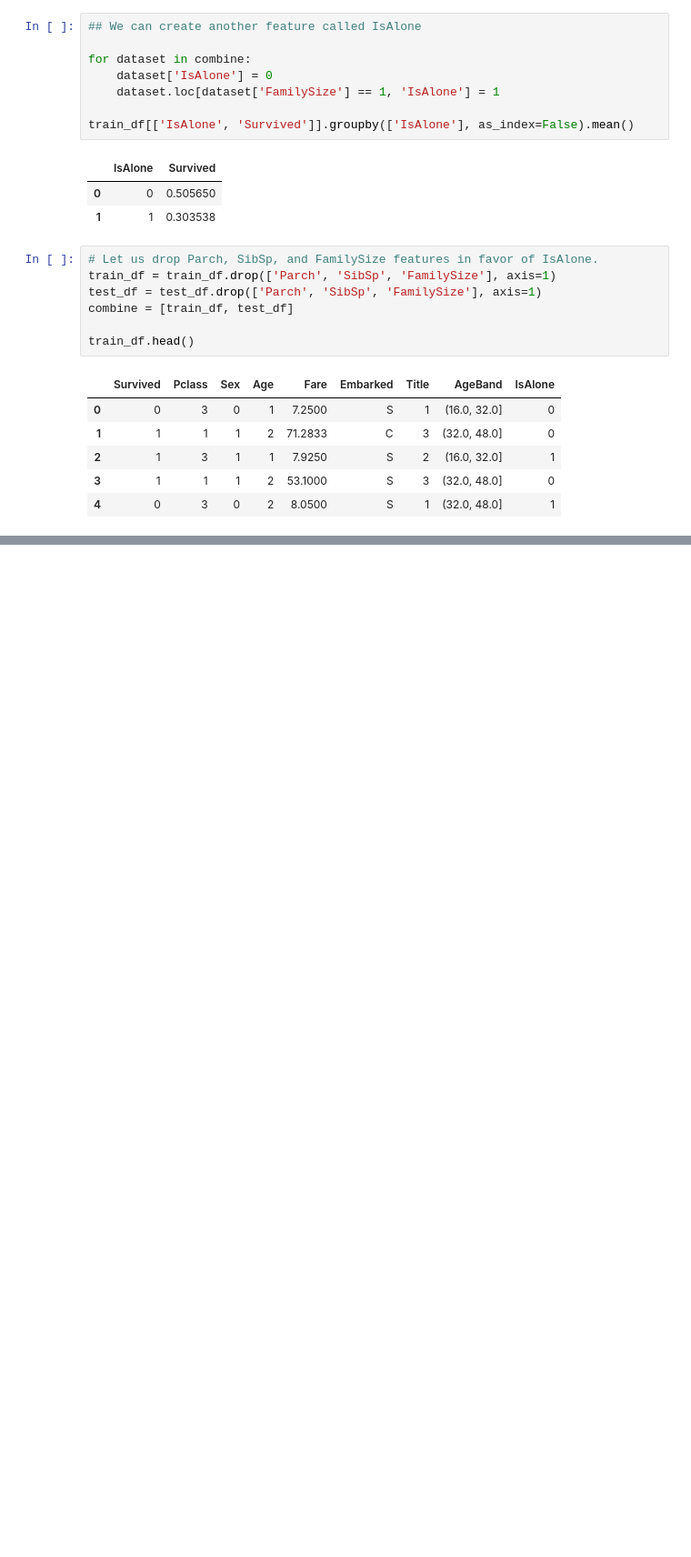
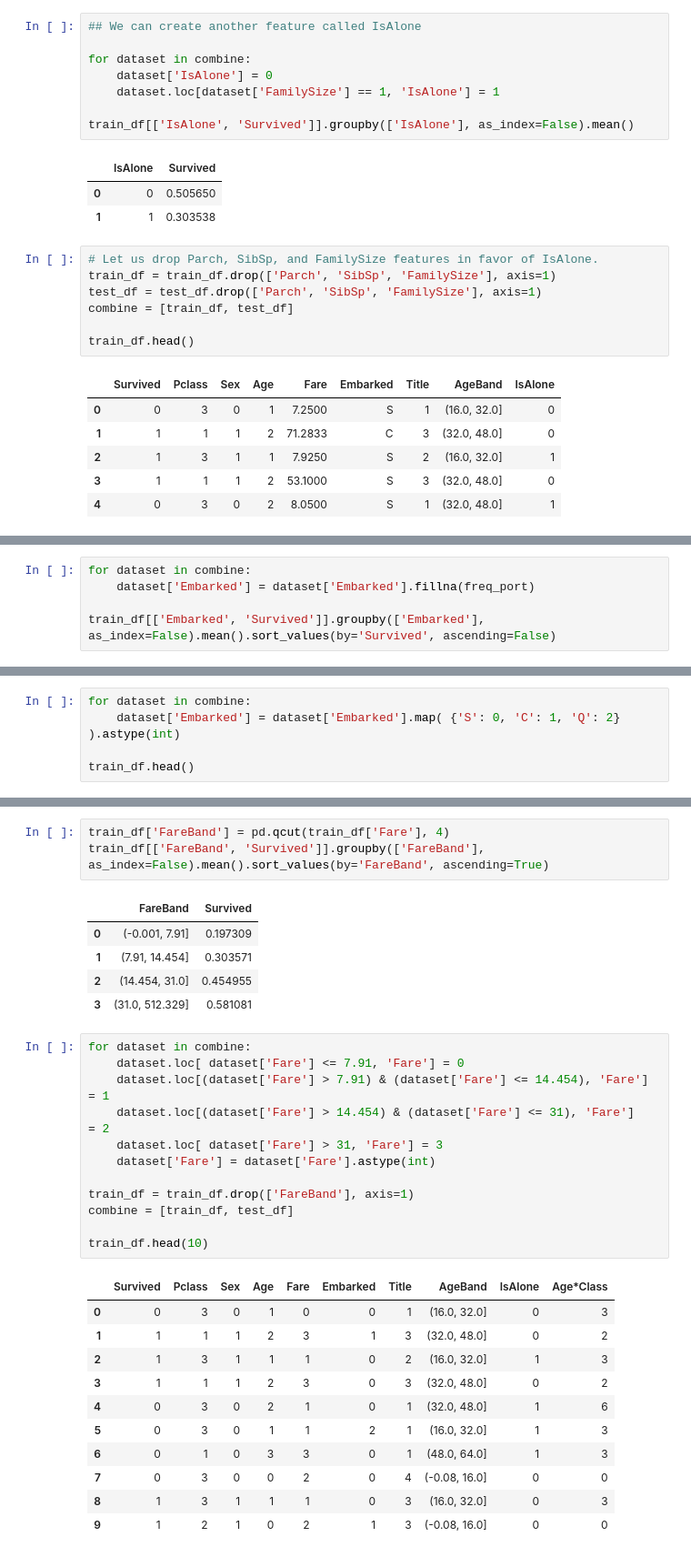
Before and after one commit to rohith28/Titanic_Kaggle, a Jupyter notebook: Titanic_Disaster_prediction.ipynb, the cells around one changed output, grey strips where cells are left out. Shown: that part at 91% size. Saved outputs shown, nothing was run; the diff lists cells and outputs as text; blank space fills up the shorter version.

```diff
--- a/Titanic_Disaster_prediction.ipynb
+++ b/Titanic_Disaster_prediction.ipynb
@@ -466,0 +493,5 @@ train_df.head()
+# %%
+for dataset in combine:
+    dataset['Embarked'] = dataset['Embarked'].fillna(freq_port)
+
+train_df[['Embarked', 'Survived']].groupby(['Embarked'], as_index=False).mean().sort_values(by='Survived', ascending=False)
@@ -466,0 +505,5 @@ train_df.head()
+# %%
+for dataset in combine:
+    dataset['Embarked'] = dataset['Embarked'].map( {'S': 0, 'C': 1, 'Q': 2} ).astype(int)
+
+train_df.head()
@@ -466,0 +527,33 @@ train_df.head()
+# %%
+train_df['FareBand'] = pd.qcut(train_df['Fare'], 4)
+train_df[['FareBand', 'Survived']].groupby(['FareBand'], as_index=False).mean().sort_values(by='FareBand', ascending=True)
+# %% [output]
+|  | FareBand | Survived |
+| 0 | (-0.001, 7.91] | 0.197309 |
+| 1 | (7.91, 14.454] | 0.303571 |
+| 2 | (14.454, 31.0] | 0.454955 |
+| 3 | (31.0, 512.329] | 0.581081 |
+# %%
+for dataset in combine:
+    dataset.loc[ dataset['Fare'] <= 7.91, 'Fare'] = 0
+    dataset.loc[(dataset['Fare'] > 7.91) & (dataset['Fare'] <= 14.454), 'Fare'] = 1
+    dataset.loc[(dataset['Fare'] > 14.454) & (dataset['Fare'] <= 31), 'Fare']   = 2
+    dataset.loc[ dataset['Fare'] > 31, 'Fare'] = 3
+    dataset['Fare'] = dataset['Fare'].astype(int)
+
+train_df = train_df.drop(['FareBand'], axis=1)
+combine = [train_df, test_df]
+
+train_df.head(10)
+# %% [output]
+|  | Survived | Pclass | Sex | Age | Fare | Embarked | Title | AgeBand | IsAlone | Age*Class |
+| 0 | 0 | 3 | 0 | 1 | 0 | 0 | 1 | (16.0, 32.0] | 0 | 3 |
+| 1 | 1 | 1 | 1 | 2 | 3 | 1 | 3 | (32.0, 48.0] | 0 | 2 |
+| 2 | 1 | 3 | 1 | 1 | 1 | 0 | 2 | (16.0, 32.0] | 1 | 3 |
+| 3 | 1 | 1 | 1 | 2 | 3 | 0 | 3 | (32.0, 48.0] | 0 | 2 |
+| 4 | 0 | 3 | 0 | 2 | 1 | 0 | 1 | (32.0, 48.0] | 1 | 6 |
+| 5 | 0 | 3 | 0 | 1 | 1 | 2 | 1 | (16.0, 32.0] | 1 | 3 |
+| 6 | 0 | 1 | 0 | 3 | 3 | 0 | 1 | (48.0, 64.0] | 1 | 3 |
+| 7 | 0 | 3 | 0 | 0 | 2 | 0 | 4 | (-0.08, 16.0] | 0 | 0 |
+| 8 | 1 | 3 | 1 | 1 | 1 | 0 | 3 | (16.0, 32.0] | 0 | 3 |
+| 9 | 1 | 2 | 1 | 0 | 2 | 1 | 3 | (-0.08, 16.0] | 0 | 0 |
```
Also changed, not shown: parts of 15 cells of this notebook.
